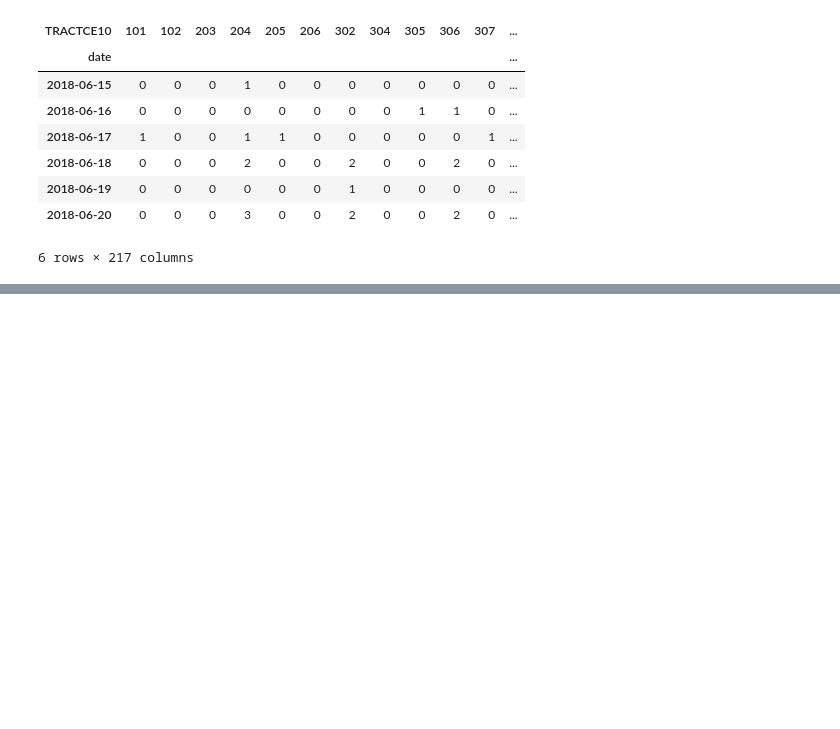
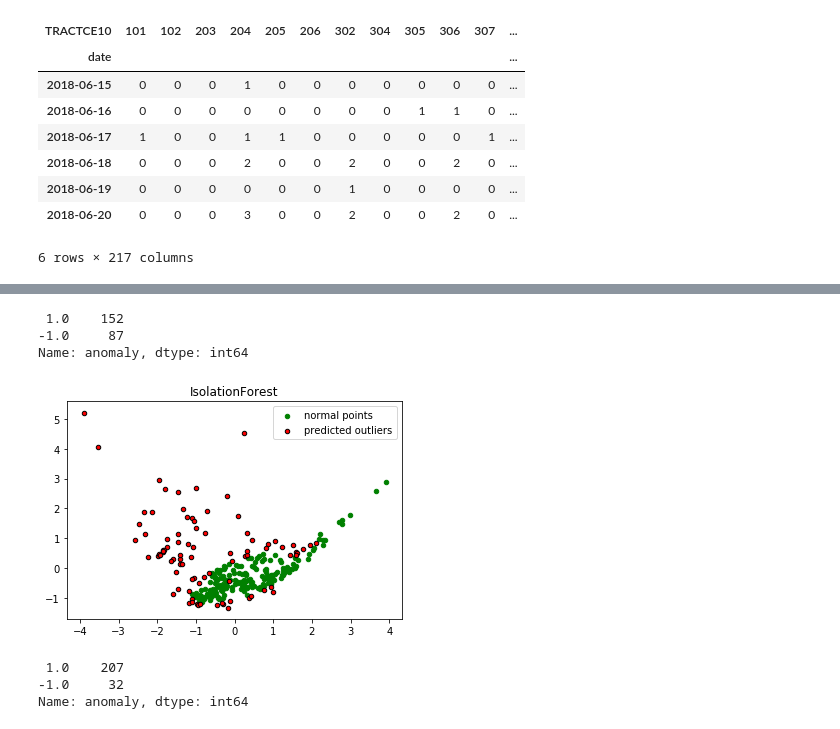
Before and after one commit to SohamMody/Event-Detection-from-Dockless-Scooter-Trips-Austin, a Jupyter notebook: Modelling.ipynb, the cells around one changed output, grey strips where cells are left out. Saved outputs shown, nothing was run; the diff lists cells and outputs as text; code cells hidden in the pictures; blank space fills up the shorter version.

```diff
--- a/Modelling.ipynb
+++ b/Modelling.ipynb
@@ -198,0 +282,40 @@ trip_info = trip_info.merge(trip_count,on='date')
+# %%
+# Standardize the features
+data = pd.DataFrame(StandardScaler().fit_transform(trip_info.iloc[:,1:4]))
+# Train the model(contamination needs to be played with to get the ideal value)
+model =  IsolationForest(contamination=0.40,behaviour='new',random_state=2019)
+model.fit(data)
+trip_info['anomaly'] = pd.Series(model.predict(data))
+outlier_index = list(trip_info[trip_info['anomaly']==-1].index)
+print(trip_info.anomaly.value_counts())
+# %% [output]
+ 1.0    152
+-1.0     87
+Name: anomaly, dtype: int64
+# %%
+pca = PCA(2)
+pca.fit(data)
+res=pd.DataFrame(pca.transform(data))
+Z = np.array(res)
+plt.title("IsolationForest")
+# plt.contourf( Z, cmap=plt.cm.Blues_r)
+b1 = plt.scatter(res.iloc[~res.index.isin(outlier_index),0], res.iloc[~res.index.isin(outlier_index),1], c='green',
+                 s=20,label="normal points")
+b1 =plt.scatter(res.iloc[outlier_index,0],res.iloc[outlier_index,1], c='red',s=20,  edgecolor="black",label="predicted outliers")
+plt.legend(loc="upper right")
+plt.show()
+# %% [output]
+[figure, added]
+# %%
+# Standardize the features
+data = pd.DataFrame(StandardScaler().fit_transform(trip_info.iloc[:,1:4]))
+# Train the model(contamination needs to be played with to get the ideal value)
+model =  IsolationForest(contamination=0.15,behaviour='new',random_state=2019)
+model.fit(data)
+trip_info['anomaly'] = pd.Series(model.predict(data))
+outlier_index = list(trip_info[trip_info['anomaly']==-1].index)
+print(trip_info.anomaly.value_counts())
+# %% [output]
+ 1.0    207
+-1.0     32
+Name: anomaly, dtype: int64
```
Also changed, not shown: parts of 16 cells of this notebook.
